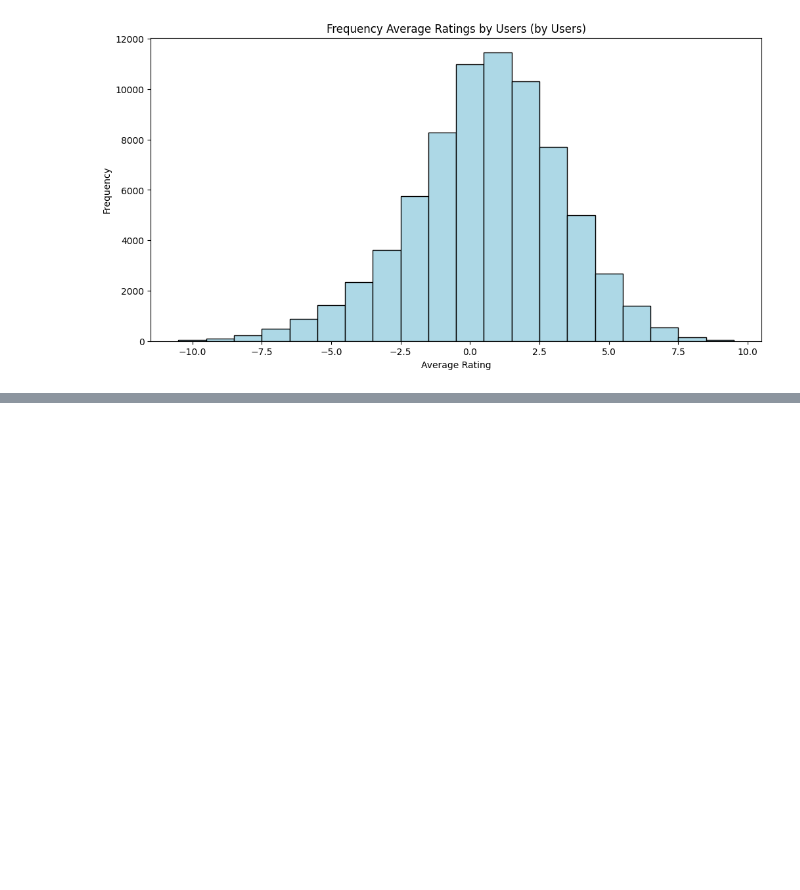
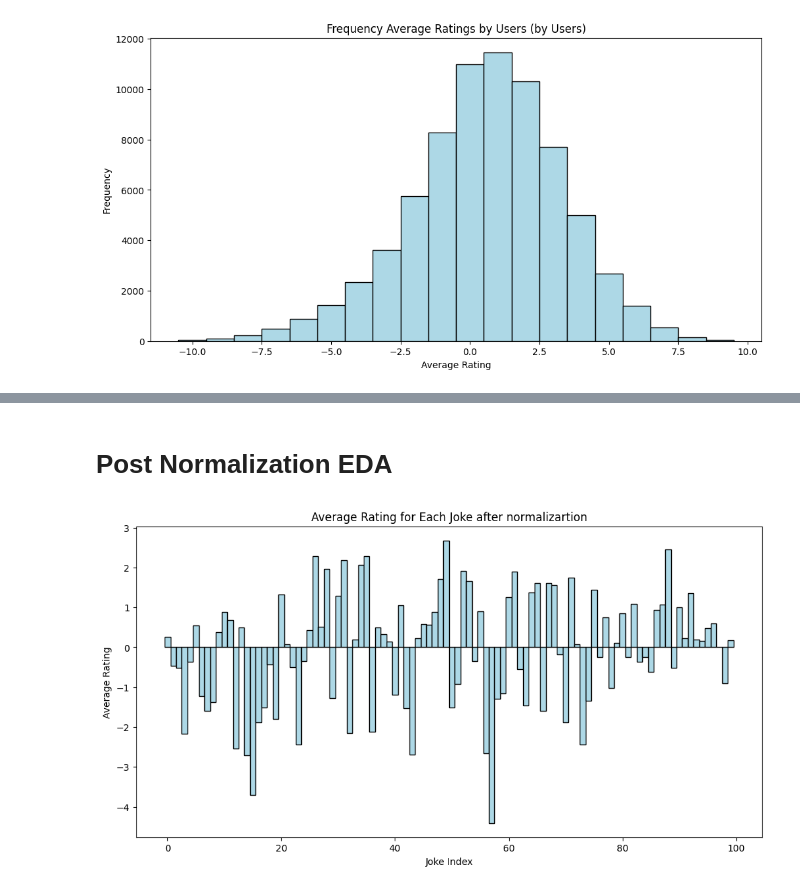
Before and after one commit to richamuktibodh/Laugh-o-Meter, a Jupyter notebook: eda.ipynb, the cells around one changed output, grey strips where cells are left out. Drawn from its saved outputs; the diff is of its cells as text; code cells hidden in the pictures; blank space fills up the shorter version.

```diff
--- a/eda.ipynb
+++ b/eda.ipynb
@@ -253,0 +358,15 @@ similarity_matrix
+# %% [markdown]
+# Post Normalization EDA
+# %%
+average_ratings2 = normalized_df[normalized_df != 0].mean()
+joke_indices = range(len(average_ratings2))
+
+
+plt.figure(figsize=(12, 6))
+plt.bar(joke_indices, average_ratings2, align='center', width=1, color=custom_color, edgecolor='k')
+plt.title("Average Rating for Each Joke after normalizartion")
+plt.xlabel('Joke Index')
+plt.ylabel('Average Rating')
+plt.show()
+# %% [output]
+[figure, added]
```
Also changed, not shown: parts of 15 cells of this notebook.
